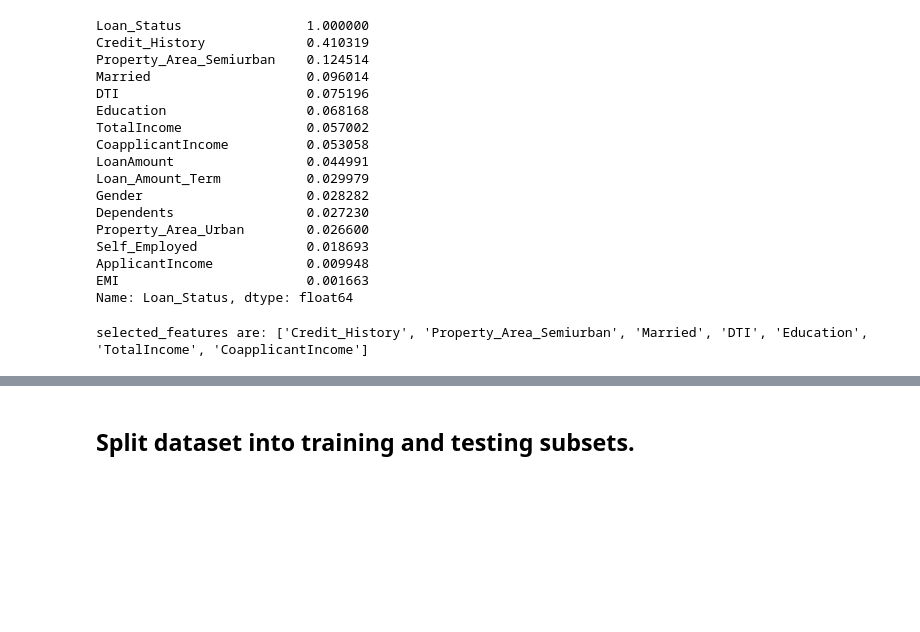
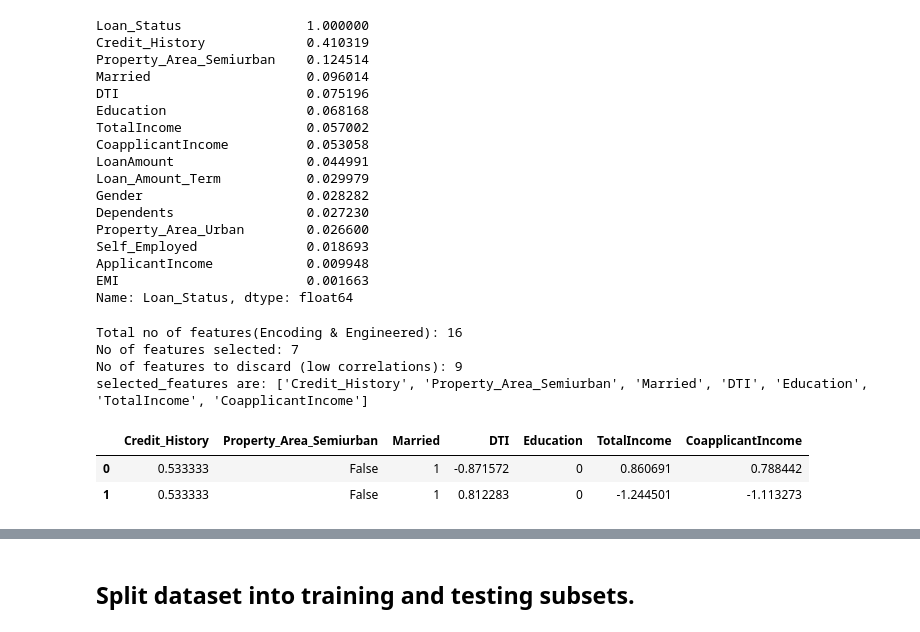
Before and after one commit to Olasquare043/EDA-on-Home-Loan-dataset, a Jupyter notebook: Preprocessing on Home loan.ipynb, the cells around one changed output, grey strips where cells are left out. Drawn from its saved outputs; the diff is of its cells as text; code cells hidden in the pictures; blank space fills up the shorter version.

```diff
--- a/Preprocessing on Home loan.ipynb
+++ b/Preprocessing on Home loan.ipynb
@@ -250,13 +250,23 @@ ApplicantIncome            0.009948
 EMI                        0.001663
 Name: Loan_Status, dtype: float64
 # %%
-# As evidence from EDA, our high signals are
-# Credit_History is the only feature that gives a moderate or useful signal for predicting Loan Status.
+# As evidence from EDA,  Credit_History is the only feature that gives
+# a moderate or useful signal for predicting Loan Status.
 
-# using the whole data set let select feature with correlation of >0.1 with the target
+# using the whole data set let select feature with correlation of >0.05 with the target
 selected_features= corr[corr>0.05].index.tolist()
 selected_features.remove('Loan_Status') # Not to include the target
-
+no_selected_feature=len(selected_features)
+print("Total no of features(Encoding & Engineered):",len(df.columns) )
+print("No of features selected:",no_selected_feature )
+print("No of features to discard (low correlations):", len(df.columns) - no_selected_feature)
 print("selected_features are:", selected_features)
+df[selected_features].head(2)
 # %% [output]
+Total no of features(Encoding & Engineered): 16
+No of features selected: 7
+No of features to discard (low correlations): 9
 selected_features are: ['Credit_History', 'Property_Area_Semiurban', 'Married', 'DTI', 'Education', 'TotalIncome', 'CoapplicantIncome']
+|  | Credit_History | Property_Area_Semiurban | Married | DTI | Education | TotalIncome | CoapplicantIncome |
+| 0 | 0.533333 | False | 1 | -0.871572 | 0 | 0.860691 | 0.788442 |
+| 1 | 0.533333 | False | 1 | 0.812283 | 0 | -1.244501 | -1.113273 |
```
Also changed, not shown: parts of 4 cells of this notebook.
